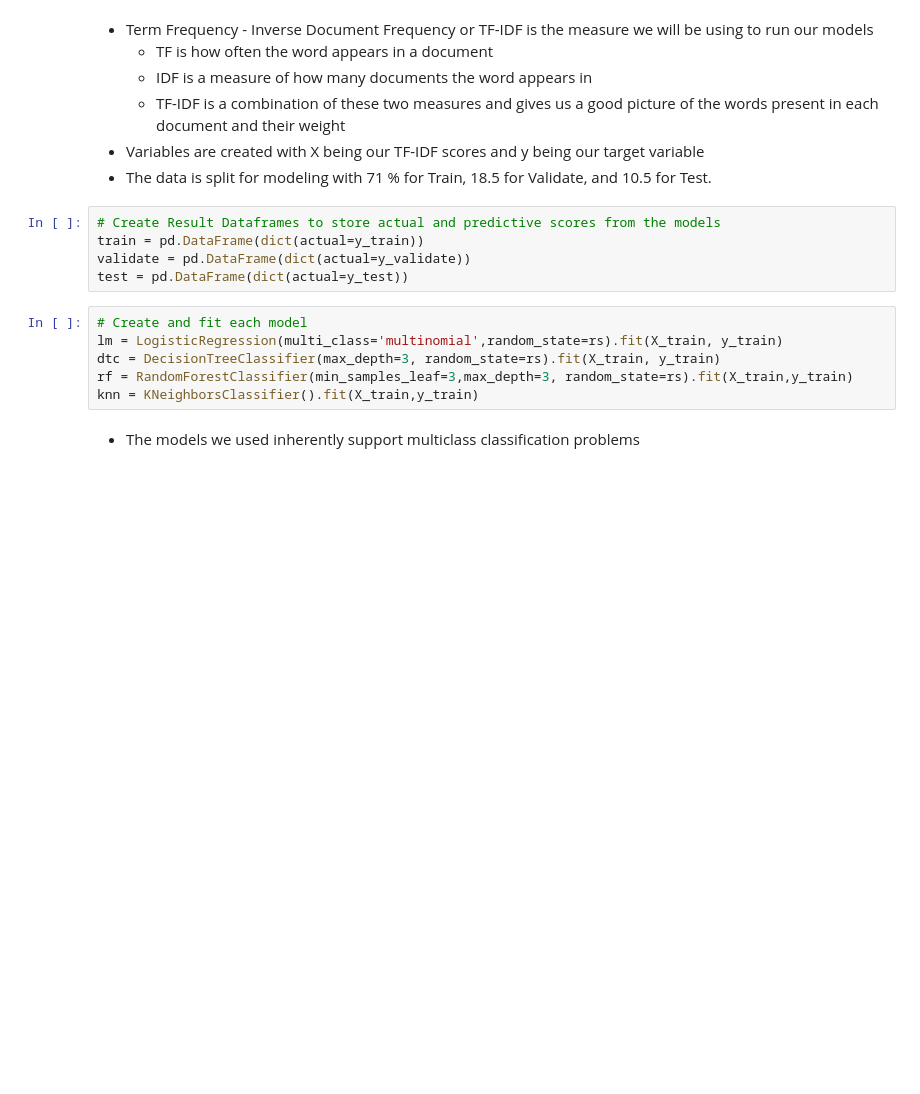
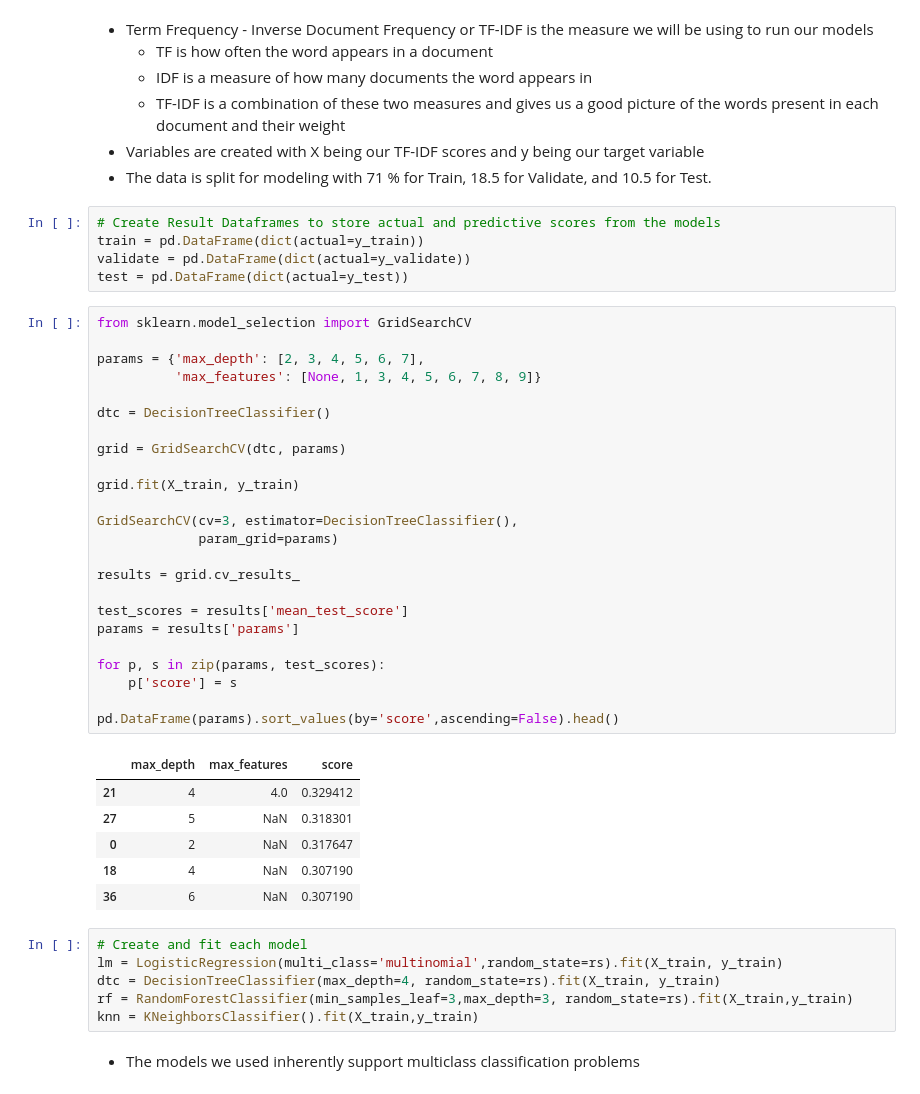
Before and after one commit to codeup-nlp/nlp-project, a Jupyter notebook: mathias_explore.ipynb, the cells around one changed output. Saved outputs shown, nothing was run; the diff lists cells and outputs as text; blank space fills up the shorter version.

```diff
--- a/mathias_explore.ipynb
+++ b/mathias_explore.ipynb
@@ -702,10 +702,41 @@ X_train, X_validate, y_train, y_validate = train_test_split(X_train_validate, y_
 train = pd.DataFrame(dict(actual=y_train))
 validate = pd.DataFrame(dict(actual=y_validate))
 test = pd.DataFrame(dict(actual=y_test))
+# %%
+from sklearn.model_selection import GridSearchCV
+
+params = {'max_depth': [2, 3, 4, 5, 6, 7],
+          'max_features': [None, 1, 3, 4, 5, 6, 7, 8, 9]}
+
+dtc = DecisionTreeClassifier()
+
+grid = GridSearchCV(dtc, params)
+
+grid.fit(X_train, y_train)
+
+GridSearchCV(cv=3, estimator=DecisionTreeClassifier(),
+             param_grid=params)
+
+results = grid.cv_results_
+
+test_scores = results['mean_test_score']
+params = results['params']
+
+for p, s in zip(params, test_scores):
+    p['score'] = s
+
+pd.DataFrame(params).sort_values(by='score',ascending=False).head()
+# %% [output]
+|  | max_depth | max_features | score |
+| 21 | 4 | 4.0 | 0.329412 |
+| 27 | 5 | NaN | 0.318301 |
+| 0 | 2 | NaN | 0.317647 |
+| 18 | 4 | NaN | 0.307190 |
+| 36 | 6 | NaN | 0.307190 |
 # %%
 # Create and fit each model
 lm = LogisticRegression(multi_class='multinomial',random_state=rs).fit(X_train, y_train)
-dtc = DecisionTreeClassifier(max_depth=3, random_state=rs).fit(X_train, y_train)
+dtc = DecisionTreeClassifier(max_depth=4, random_state=rs).fit(X_train, y_train)
 rf = RandomForestClassifier(min_samples_leaf=3,max_depth=3, random_state=rs).fit(X_train,y_train)
 knn = KNeighborsClassifier().fit(X_train,y_train)
 # %% [markdown]
```
Also changed, not shown: parts of 5 cells of this notebook, 1 other file.
